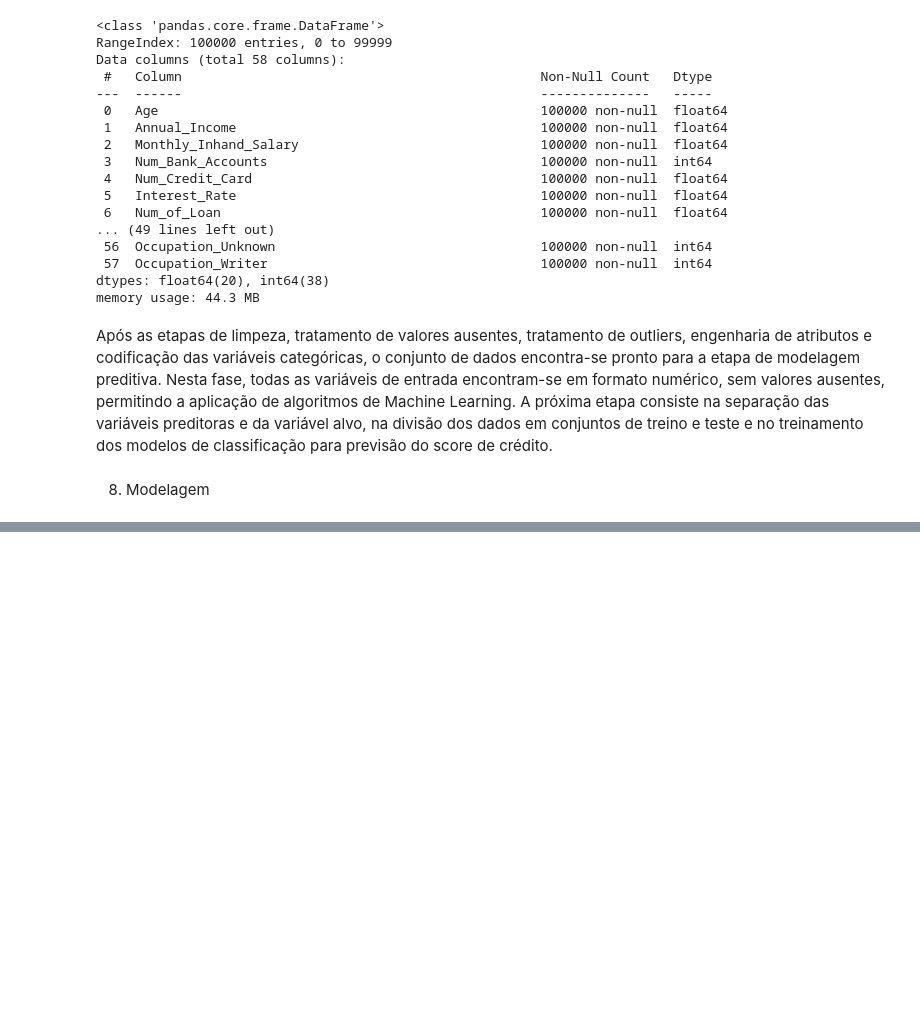
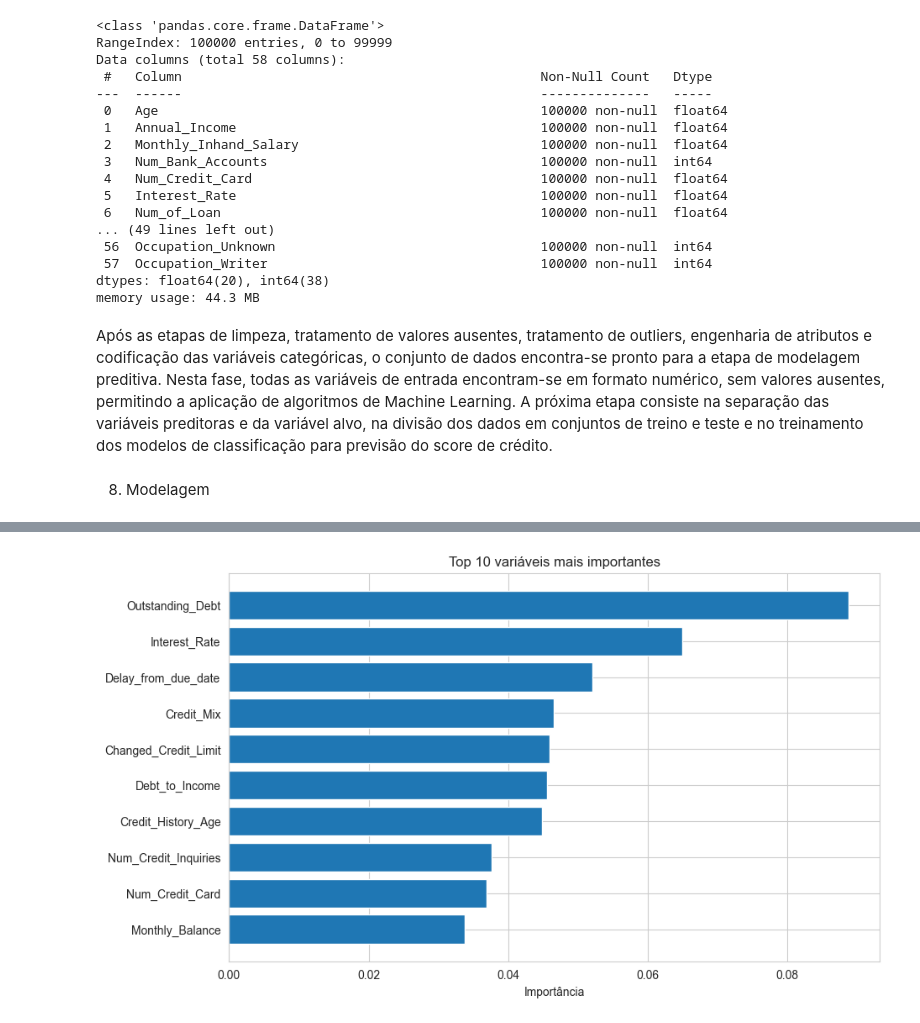
Before and after one commit to brunahirschle/Projeto-Final-DG, a Jupyter notebook: notebook/projeto_final.ipynb, the cells around one changed output, grey strips where cells are left out. Drawn from its saved outputs; the diff is of its cells as text; code cells hidden in the pictures; blank space fills up the shorter version.

Commit message:
modelagem e conclusão

```diff
--- a/notebook/projeto_final.ipynb
+++ b/notebook/projeto_final.ipynb
@@ -2564,0 +2578,10 @@ Nesta fase, todas as variáveis de entrada encontram-se em formato numérico, se
+# %%
+from sklearn.model_selection import train_test_split
+
+X_train, X_test, y_train, y_test = train_test_split(
+    X,
+    y,
+    test_size=0.2,
+    random_state=42,
+    stratify=y
+)
@@ -2564,0 +2600,4 @@ Nesta fase, todas as variáveis de entrada encontram-se em formato numérico, se
+# %%
+modelo_dt = DecisionTreeClassifier(random_state=42)
+
+modelo_dt.fit(X_train, y_train)
@@ -2564,0 +2640,10 @@ Nesta fase, todas as variáveis de entrada encontram-se em formato numérico, se
+# %%
+modelo_rf = RandomForestClassifier(
+    n_estimators=100,
+    random_state=42,
+    n_jobs=-1
+)
+
+modelo_rf.fit(X_train, y_train)
+
+y_pred_rf = modelo_rf.predict(X_test)
@@ -2564,0 +2682,12 @@ Nesta fase, todas as variáveis de entrada encontram-se em formato numérico, se
+# %%
+importancias = pd.DataFrame({
+    'Variável': X.columns,
+    'Importância': modelo_rf.feature_importances_
+})
+
+importancias = importancias.sort_values(
+    by='Importância',
+    ascending=False
+)
+
+importancias.head(10)
@@ -2564,0 +2706,11 @@ Nesta fase, todas as variáveis de entrada encontram-se em formato numérico, se
+# %%
+top10 = importancias.head(10)
+
+plt.figure(figsize=(10,6))
+plt.barh(top10['Variável'], top10['Importância'])
+plt.gca().invert_yaxis()
+plt.xlabel("Importância")
+plt.title("Top 10 variáveis mais importantes")
+plt.show()
+# %% [output]
+[figure, added]
```
Also changed, not shown: parts of 21 cells of this notebook.
